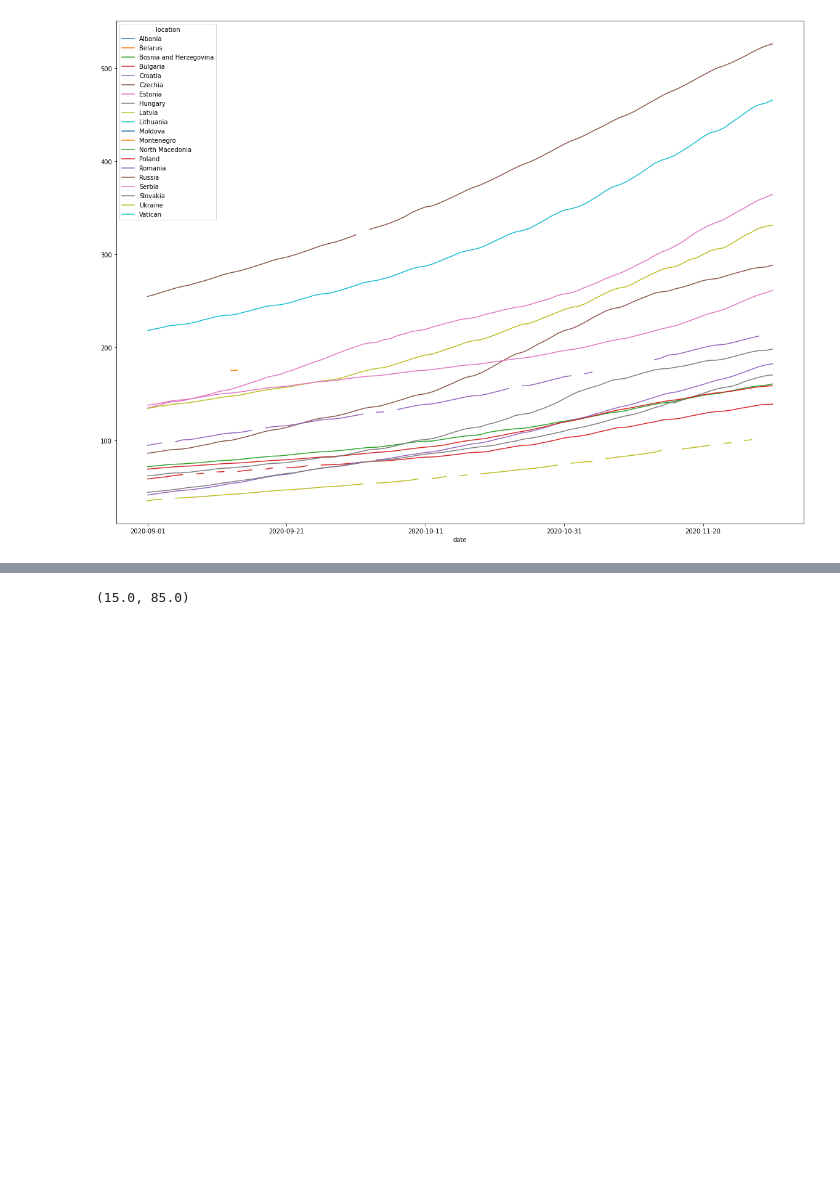
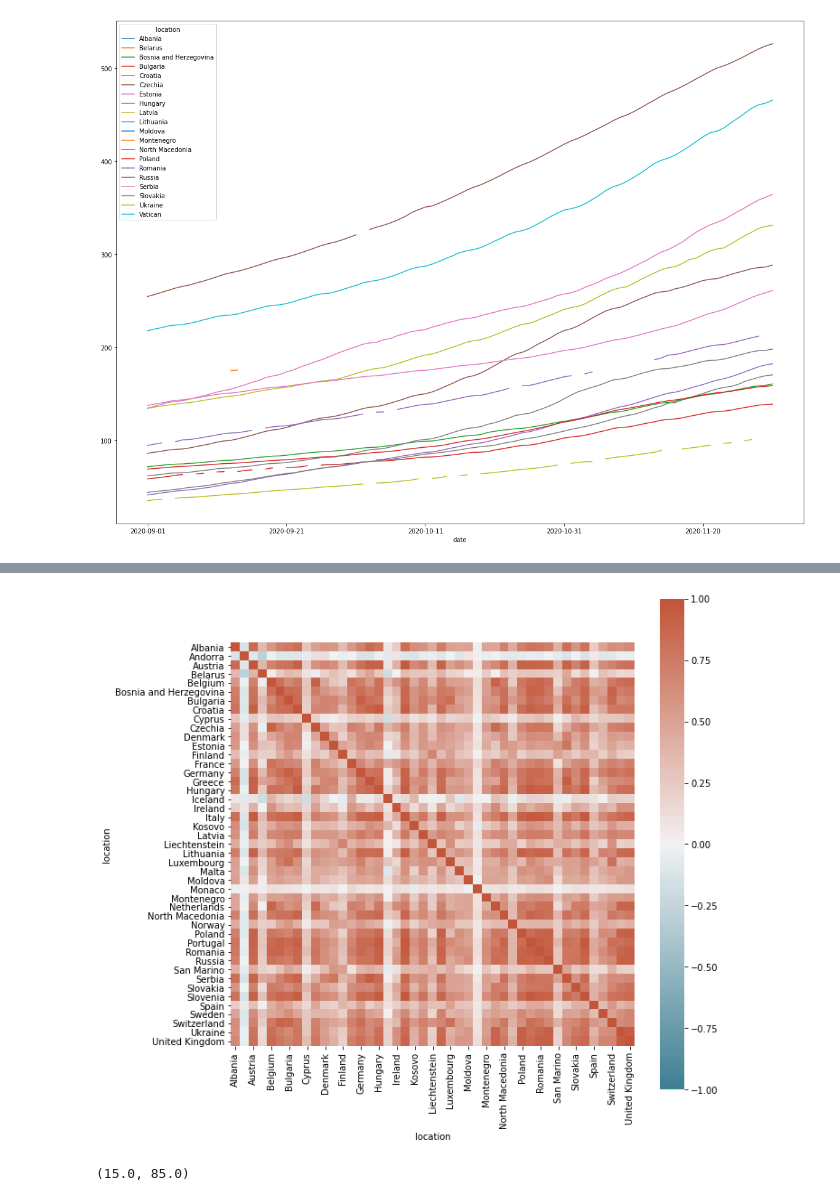
Before and after one commit to stefan-stein/Citadel-Datathon-2021, a Jupyter notebook: Charlotte - owid-covid-data.ipynb, the cells around one changed output, grey strips where cells are left out. Cells and saved outputs as stored; diff of their text form; code cells hidden in the pictures; blank space fills up the shorter version.

```diff
--- a/Charlotte - owid-covid-data.ipynb
+++ b/Charlotte - owid-covid-data.ipynb
@@ -211,3 +237,24 @@ tests_df.plot(figsize=(20,15))
+# %%
+deaths_df = country_df.new_deaths_per_million
+deaths_df = deaths_df.dropna()
+deaths_df = deaths_df.reset_index()
+deaths_df = pd.pivot_table(deaths_df,
+                          values='new_deaths_per_million',
+                          index=['date'],
+                          columns=['location'],
+                          aggfunc=np.sum)
+corr = deaths_df.corr()
+plt.figure(figsize=(10,10))
+ax = sns.heatmap(corr,
+                 vmin=-1, vmax=1, center=0,
+                 cmap=sns.diverging_palette(220, 20, n=200),
+                  square=True)
+## Countries that don't have correlated deaths:
+## Andorra, Iceland, Monaco, San Marino, Cyprus
+## all very small populations or isolated
+## maybe remove these countries from analysis?
+# %% [output]
+[figure, added]
 # %%
 sns.lmplot(x="new_deaths_per_million",y="stringency_index", data=old_df.reset_index(),
           fit_reg=False,
```
Also changed, not shown: parts of 6 cells of this notebook, 1 other file.
